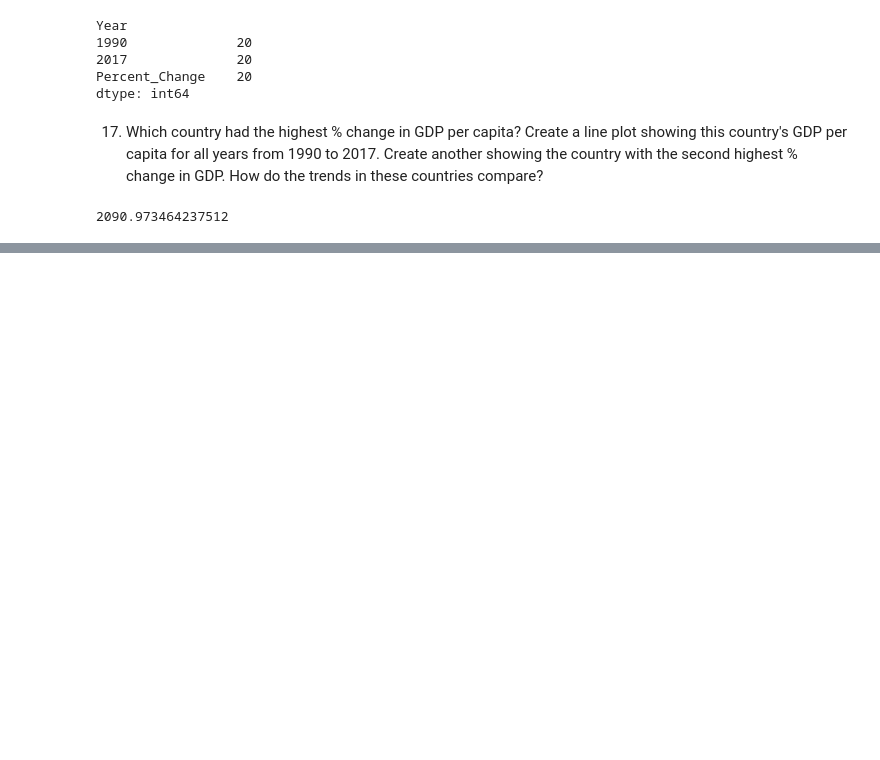
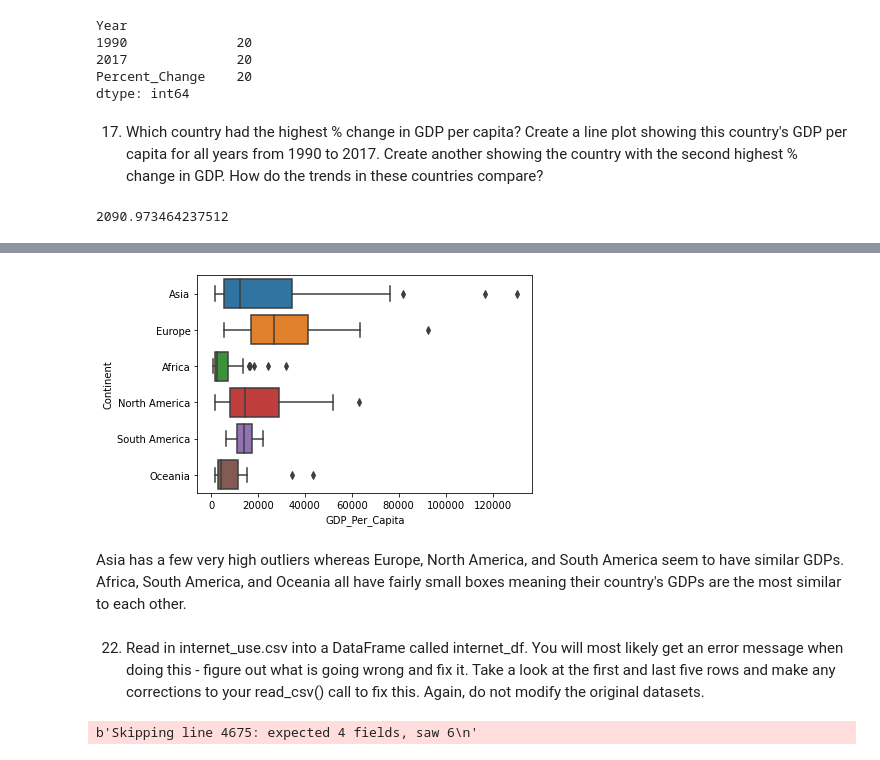
Before and after one commit to nss-data-science-cohort-4/dq1-undata-zylstraa, a Jupyter notebook: notebooks/UN_Data_Exploration.ipynb, the cells around one changed output, grey strips where cells are left out. Cells and saved outputs as stored; diff of their text form; code cells hidden in the pictures; blank space fills up the shorter version.

```diff
--- a/notebooks/UN_Data_Exploration.ipynb
+++ b/notebooks/UN_Data_Exploration.ipynb
@@ -366,0 +444,14 @@ gdp_pivoted['Percent_Change'].max()
+# %%
+sns.boxplot(y='Continent',x='GDP_Per_Capita',data=gdp_2014);
+# %% [output]
+[figure, added]
+# %% [markdown]
+Asia has a few very high outliers whereas Europe, North America, and South America seem to have similar GDPs. Africa, South America, and Oceania all have fairly small boxes meaning their country's GDPs are the most similar to each other.
+# %% [markdown]
+
+
+22. Read in internet_use.csv into a DataFrame called internet_df. You will most likely get an error message when doing this - figure out what is going wrong and fix it. Take a look at the first and last five rows and make any corrections to your read_csv() call to fix this. Again, do not modify the original datasets.
+# %%
+internet_df = pd.read_csv('../data/internet_use.csv',error_bad_lines=False)
+# %% [output]
+b'Skipping line 4675: expected 4 fields, saw 6\n'
```
Also changed, not shown: parts of 26 cells of this notebook.
